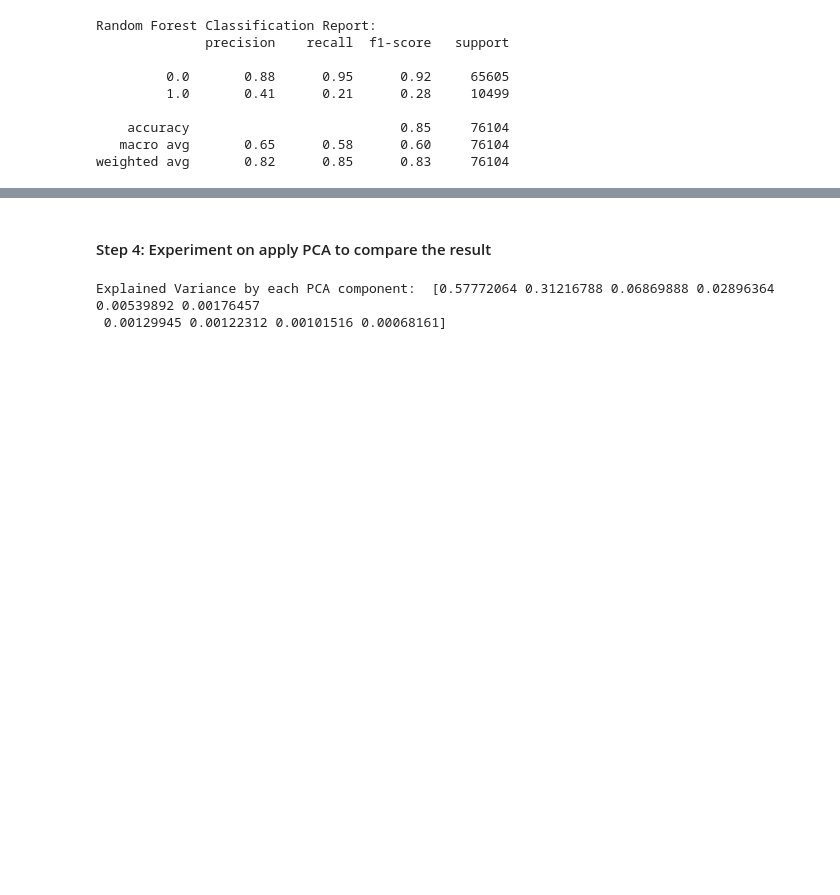
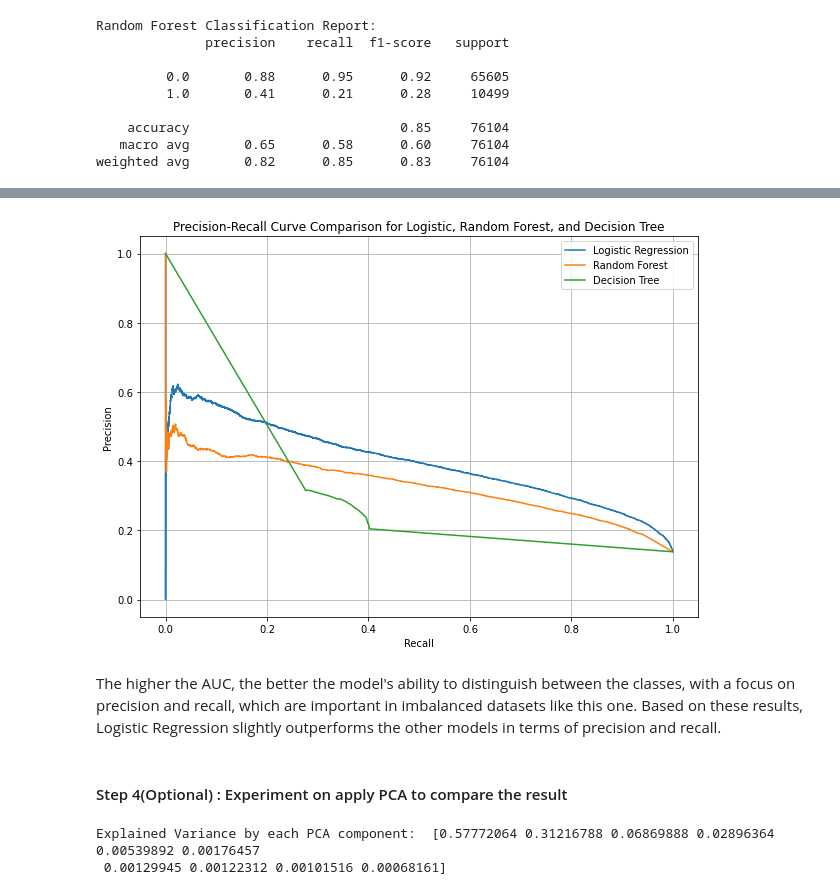
Before and after one commit to Kenzirey/ML-Assignment2, a Jupyter notebook: classification_train_evaluate.ipynb, the cells around one changed output, grey strips where cells are left out. Drawn from its saved outputs; the diff is of its cells as text; code cells hidden in the pictures; blank space fills up the shorter version.

```diff
--- a/classification_train_evaluate.ipynb
+++ b/classification_train_evaluate.ipynb
@@ -125,5 +119,6 @@ random_forest_model = RandomForestClassifier(n_estimators=100, random_state=42)
 random_forest_model.fit(X_train, y_train)
 random_forest_pred = random_forest_model.predict(X_test)
 random_forest_prob = random_forest_model.predict_proba(X_test)[:, 1]
-random_forest_fpr, random_forest_tpr, _ = roc_curve(y_test, random_forest_prob)
-random_forest_auc = auc(random_forest_fpr, random_forest_tpr)
+random_forest_precision, random_forest_recall, _ = precision_recall_curve(y_test, random_forest_prob)
+random_forest_auc_pr = auc(random_forest_recall, random_forest_precision)
+print(f"Random Forest PR AUC: {random_forest_auc_pr:.2f}")
@@ -172,5 +174,23 @@ plt.show()
+# %%
+# Plot PR Curves for all models
+plt.figure(figsize=(10, 7))
+
+plt.plot(logistic_recall, logistic_precision, label='Logistic Regression')
+plt.plot(random_forest_recall, random_forest_precision, label='Random Forest')
+plt.plot(decision_tree_recall, decision_tree_precision, label='Decision Tree')
+
+plt.xlabel('Recall')
+plt.ylabel('Precision')
+plt.title('Precision-Recall Curve Comparison for Logistic, Random Forest, and Decision Tree')
+plt.legend()
+plt.grid(True)
+plt.show()
+# %% [output]
+[figure, added]
+# %% [markdown]
+The higher the AUC, the better the model's ability to distinguish between the classes, with a focus on precision and recall, which are important in imbalanced datasets like this one. Based on these results, Logistic Regression slightly outperforms the other models in terms of precision and recall.
 # %% [markdown]
-#### Step 4: Experiment on apply PCA to compare the result
+#### Step 4(Optional) : Experiment on apply PCA to compare the result
 # %%
 # Apply PCA
 pca = PCA(n_components=10)  # You can adjust the number of components based on explained variance
```
Also changed, not shown: parts of 21 cells of this notebook, 2 other files.
